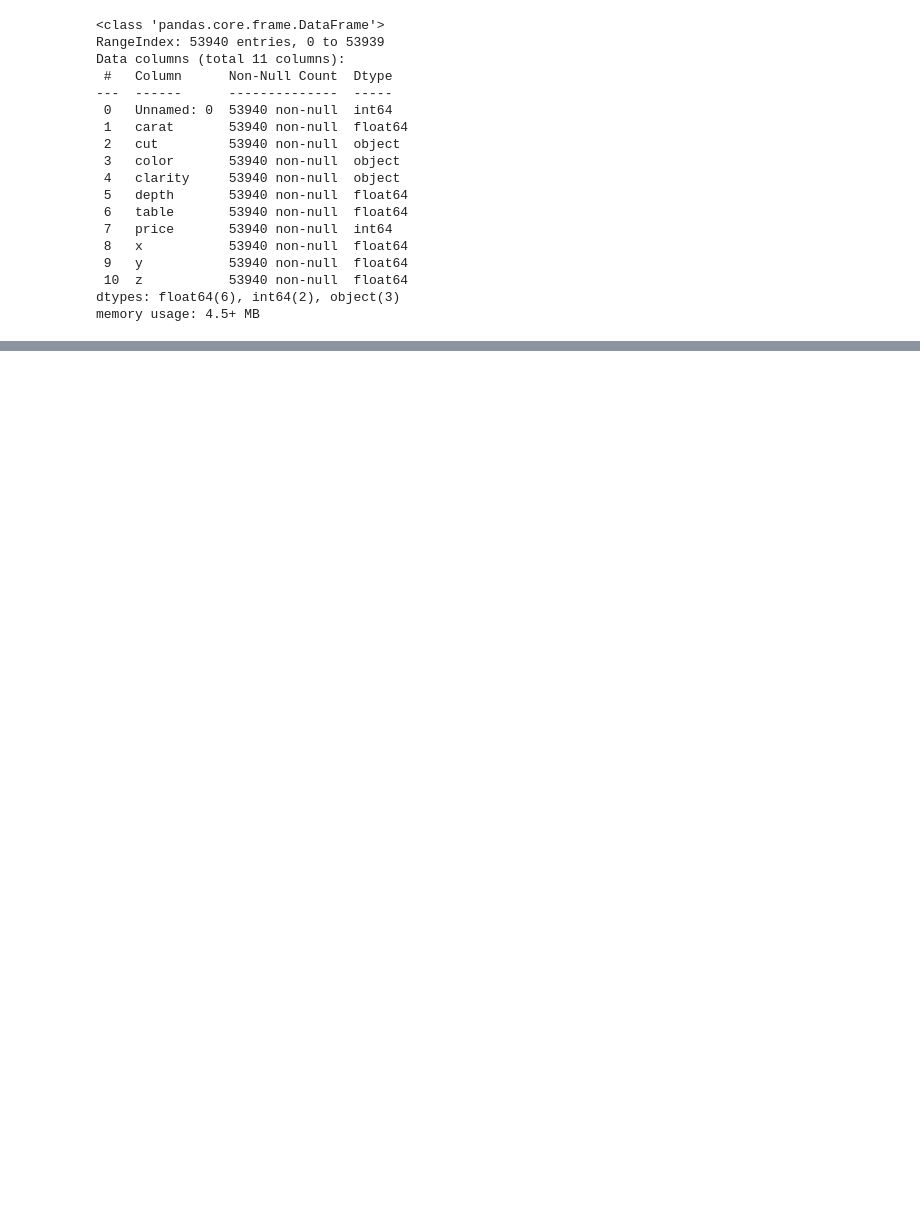
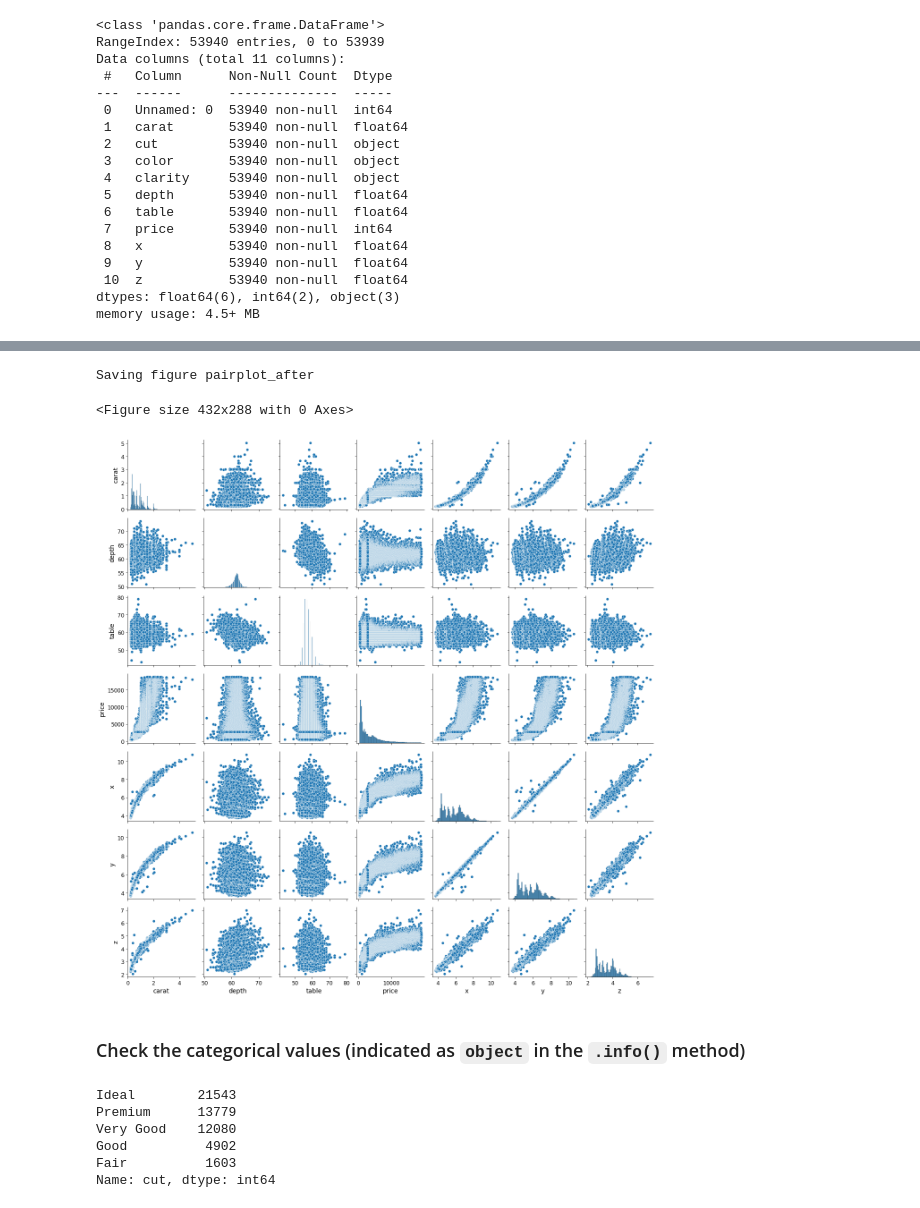
Before and after one commit to norbertmarko/ml-class-projects, a Jupyter notebook: diamonds.ipynb, the cells around one changed output, grey strips where cells are left out. Cells and saved outputs as stored; diff of their text form; code cells hidden in the pictures; blank space fills up the shorter version.

```diff
--- a/diamonds.ipynb
+++ b/diamonds.ipynb
@@ -140,0 +177,23 @@ diamonds.describe()
+# %%
+# Check pairplot after (price row)
+plt.suptitle("Pairplot",fontsize=18)
+plt.tight_layout(pad=1)
+
+sns.pairplot(diamonds, palette="rocket")
+save_fig("pairplot_after")
+# %% [output]
+Saving figure pairplot_after
+<Figure size 432x288 with 0 Axes>
+[figure, added]
+# %% [markdown]
+### Check the categorical values (indicated as `object` in the `.info()` method)
+# %%
+# Cut: The quality of the cut from Fair (Worst) to Ideal (Best) - Ideal cut stones will refract the most light.
+diamonds["cut"].value_counts()
+# %% [output]
+Ideal        21543
+Premium      13779
+Very Good    12080
+Good          4902
+Fair          1603
+Name: cut, dtype: int64
```
Also changed, not shown: parts of 44 cells of this notebook, 13 other files.
